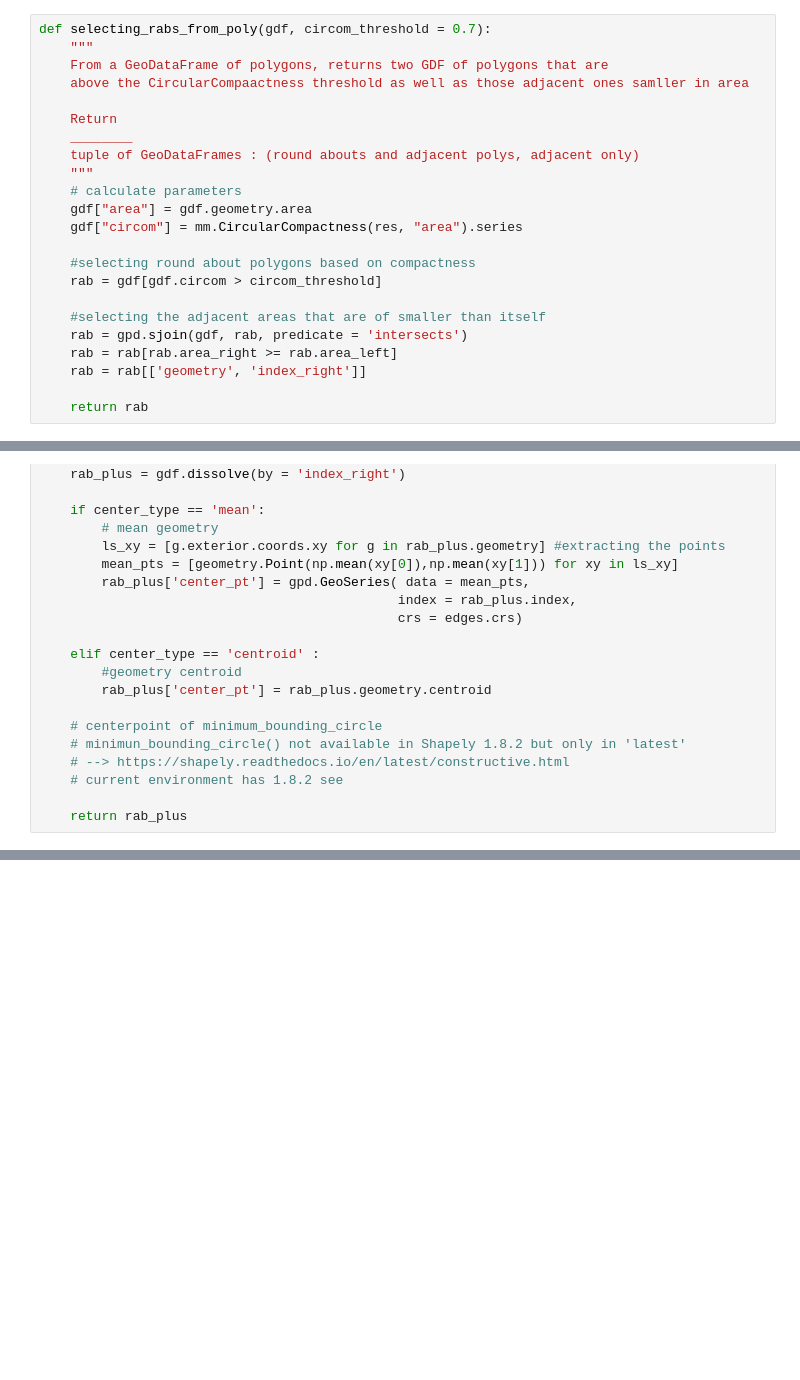
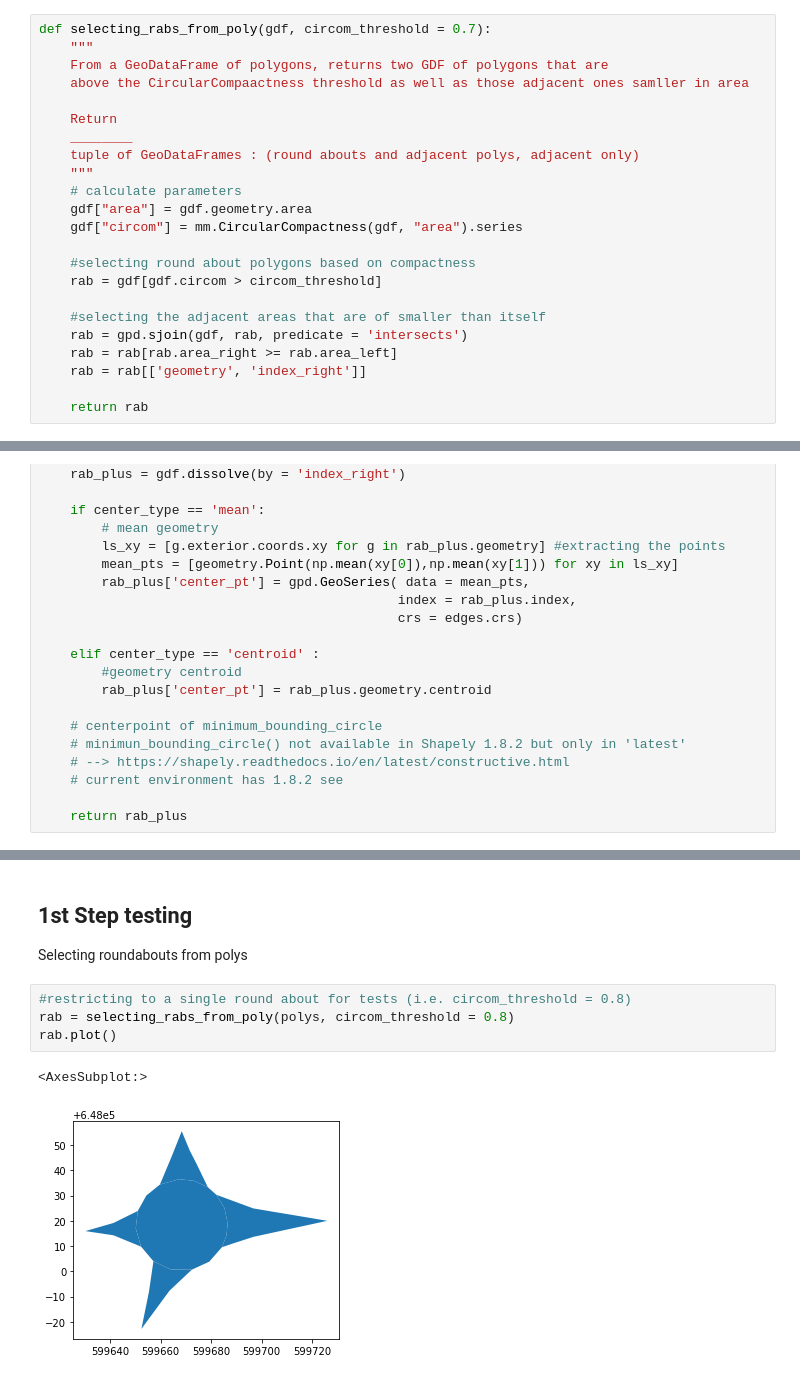
Before and after one commit to gregmaya/gsoc2022_network_simpl, a Jupyter notebook: round_about_functions.ipynb, the cells around one changed output, grey strips where cells are left out. Saved outputs shown, nothing was run; the diff lists cells and outputs as text; blank space fills up the shorter version.

```diff
--- a/round_about_functions.ipynb
+++ b/round_about_functions.ipynb
@@ -17,7 +17,7 @@ def selecting_rabs_from_poly(gdf, circom_threshold = 0.7):
     """
     # calculate parameters
     gdf["area"] = gdf.geometry.area
-    gdf["circom"] = mm.CircularCompactness(res, "area").series
+    gdf["circom"] = mm.CircularCompactness(gdf, "area").series
 
     #selecting round about polygons based on compactness
     rab = gdf[gdf.circom > circom_threshold]
@@ -151,0 +182,10 @@ def round_about_simpl(edges, polys, circom_threshold = 0.7, center_type = 'mean'
+# %% [markdown]
+## 1st Step testing
+Selecting roundabouts from polys
+# %%
+#restricting to a single round about for tests (i.e. circom_threshold = 0.8)
+rab = selecting_rabs_from_poly(polys, circom_threshold = 0.8)
+rab.plot()
+# %% [output]
+<AxesSubplot:>
+[figure, added]
```
Also changed, not shown: parts of 33 cells of this notebook, 2 other files.
